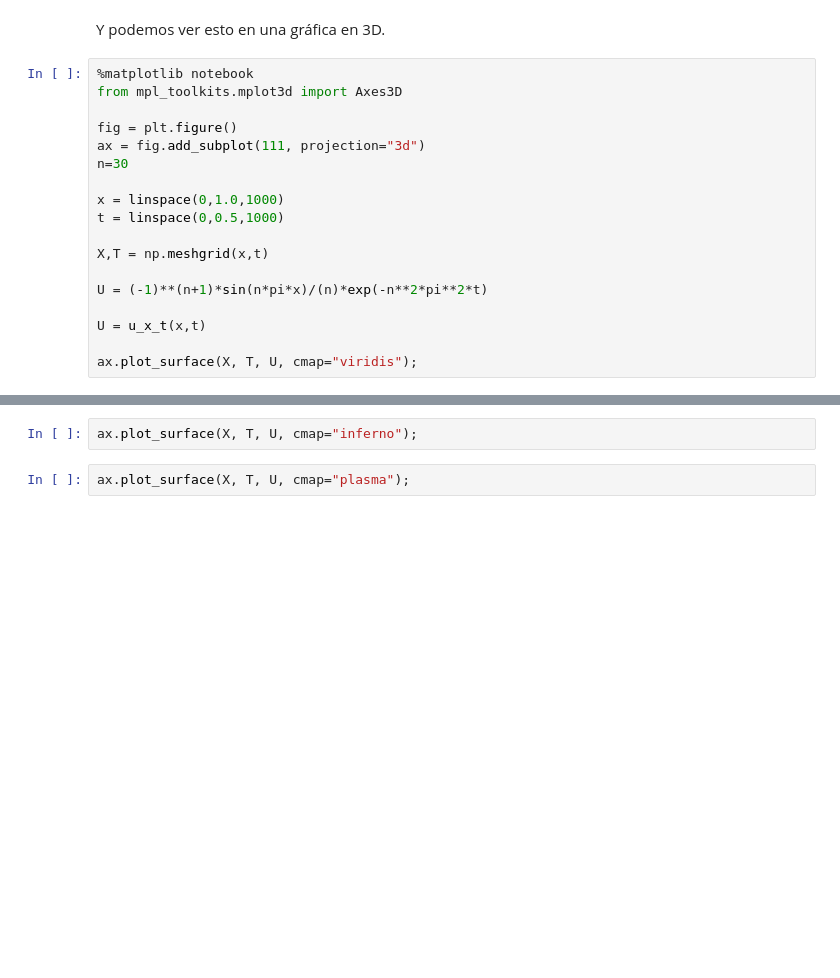
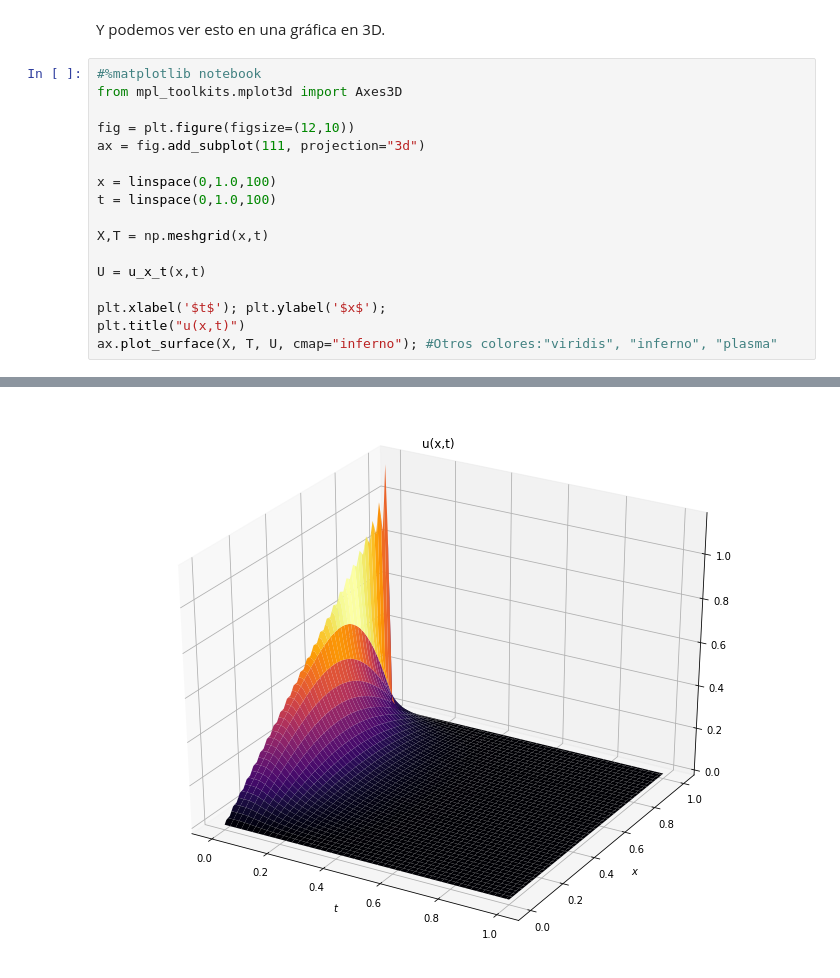
Before and after one commit to Medetl/EDP1, a Jupyter notebook: Notebooks/Ecuacion de calor.ipynb, the cells around one changed output, grey strips where cells are left out. Drawn from its saved outputs; the diff is of its cells as text; blank space fills up the shorter version.

```diff
--- a/Notebooks/Ecuacion de calor.ipynb
+++ b/Notebooks/Ecuacion de calor.ipynb
@@ -102,21 +99,20 @@ show()
 # %% [markdown]
 Y podemos ver esto en una gráfica en 3D.
 # %%
-%matplotlib notebook
+#%matplotlib notebook
 from mpl_toolkits.mplot3d import Axes3D
 
-fig = plt.figure()
+fig = plt.figure(figsize=(12,10))
 ax = fig.add_subplot(111, projection="3d")
-n=30
 
-x = linspace(0,1.0,1000)
-t = linspace(0,0.5,1000)
+x = linspace(0,1.0,100)
+t = linspace(0,1.0,100)
 
 X,T = np.meshgrid(x,t)
 
-U = (-1)**(n+1)*sin(n*pi*x)/(n)*exp(-n**2*pi**2*t)
-
 U = u_x_t(x,t)
 
-ax.plot_surface(X, T, U, cmap="viridis");
+plt.xlabel('$t$'); plt.ylabel('$x$');
+plt.title("u(x,t)")
+ax.plot_surface(X, T, U, cmap="inferno"); #Otros colores:"viridis", "inferno", "plasma"
 # %% [output]
@@ -125,4 +119 @@ ax.plot_surface(X, T, U, cmap="viridis");
+[figure, added]
-# %%
-ax.plot_surface(X, T, U, cmap="inferno");
-# %%
-ax.plot_surface(X, T, U, cmap="plasma");
```
Also changed, not shown: parts of 8 cells of this notebook.
